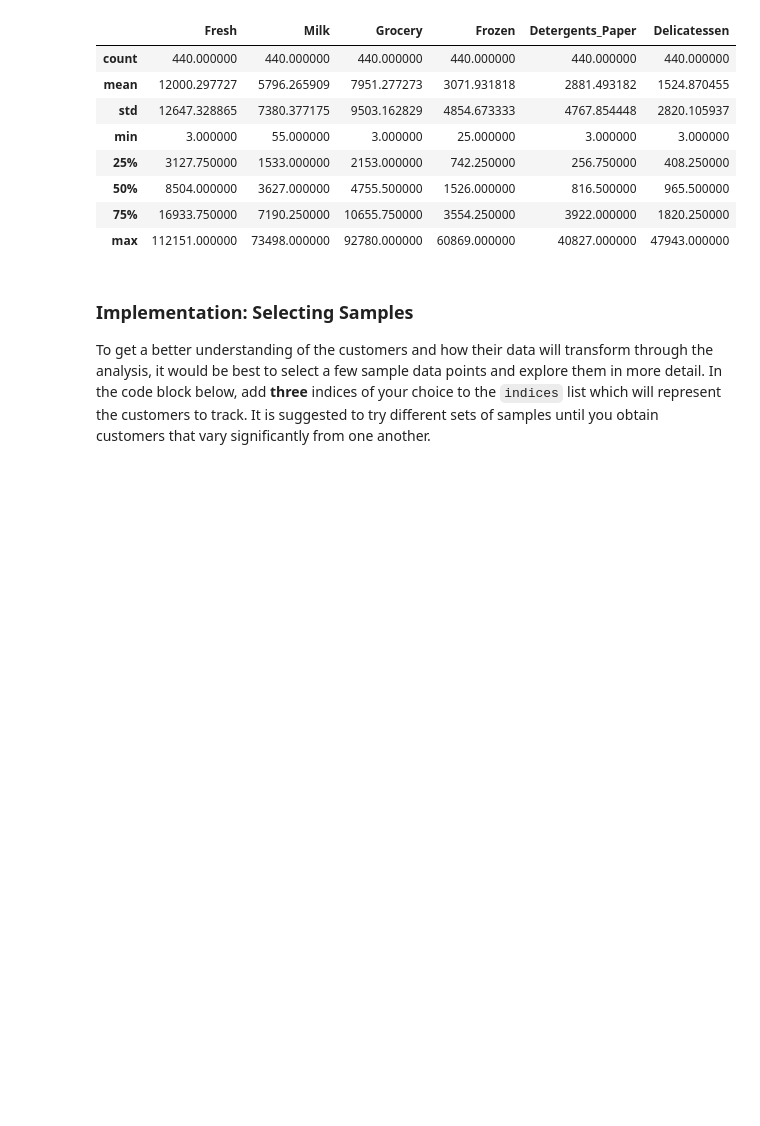
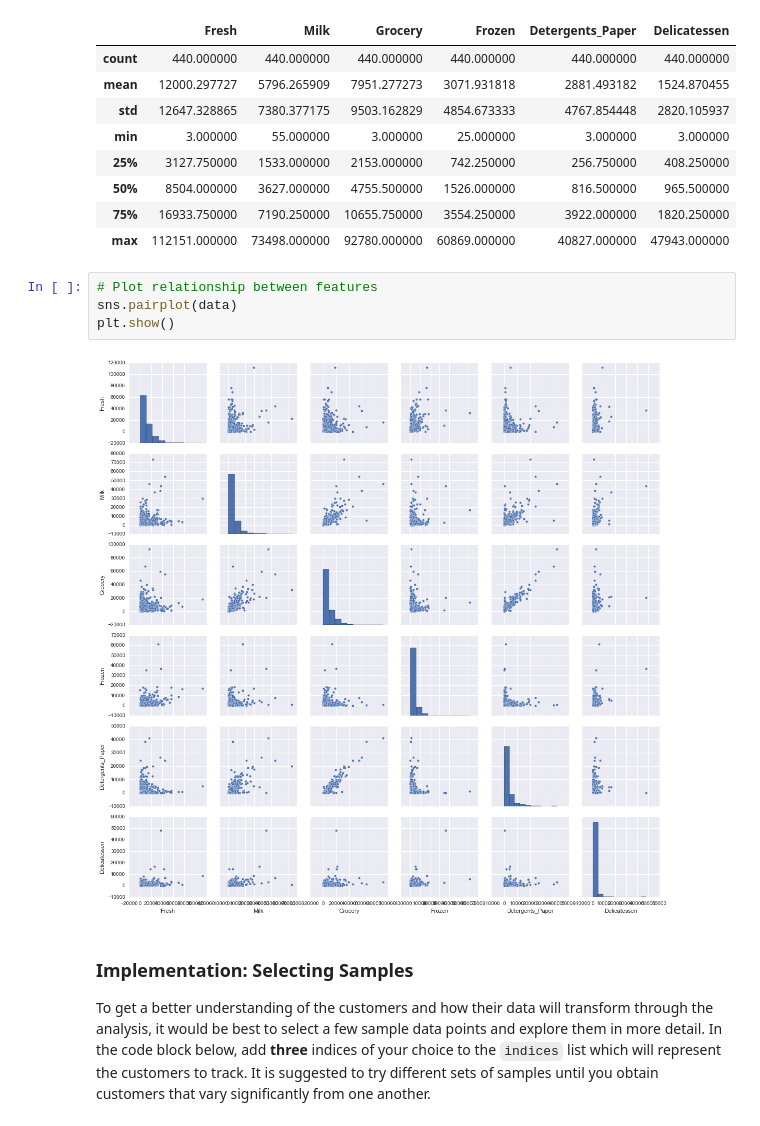
Before and after one commit to h-shib/creating_customer_segments, a Jupyter notebook: customer_segments.ipynb, the cells around one changed output. Saved outputs shown, nothing was run; the diff lists cells and outputs as text; blank space fills up the shorter version.

Commit message:
visualize pairplot and boxplot for sample datapoints

```diff
--- a/customer_segments.ipynb
+++ b/customer_segments.ipynb
@@ -53,6 +55,12 @@ display(data.describe())
 | 50% | 8504.000000 | 3627.000000 | 4755.500000 | 1526.000000 | 816.500000 | 965.500000 |
 | 75% | 16933.750000 | 7190.250000 | 10655.750000 | 3554.250000 | 3922.000000 | 1820.250000 |
 | max | 112151.000000 | 73498.000000 | 92780.000000 | 60869.000000 | 40827.000000 | 47943.000000 |
+# %%
+# Plot relationship between features
+sns.pairplot(data)
+plt.show()
+# %% [output]
+[figure, added]
 # %% [markdown]
 ### Implementation: Selecting Samples
 To get a better understanding of the customers and how their data will transform through the analysis, it would be best to select a few sample data points and explore them in more detail. In the code block below, add **three** indices of your choice to the `indices` list which will represent the customers to track. It is suggested to try different sets of samples until you obtain customers that vary significantly from one another.
```
Also changed, not shown: parts of 4 cells of this notebook.
